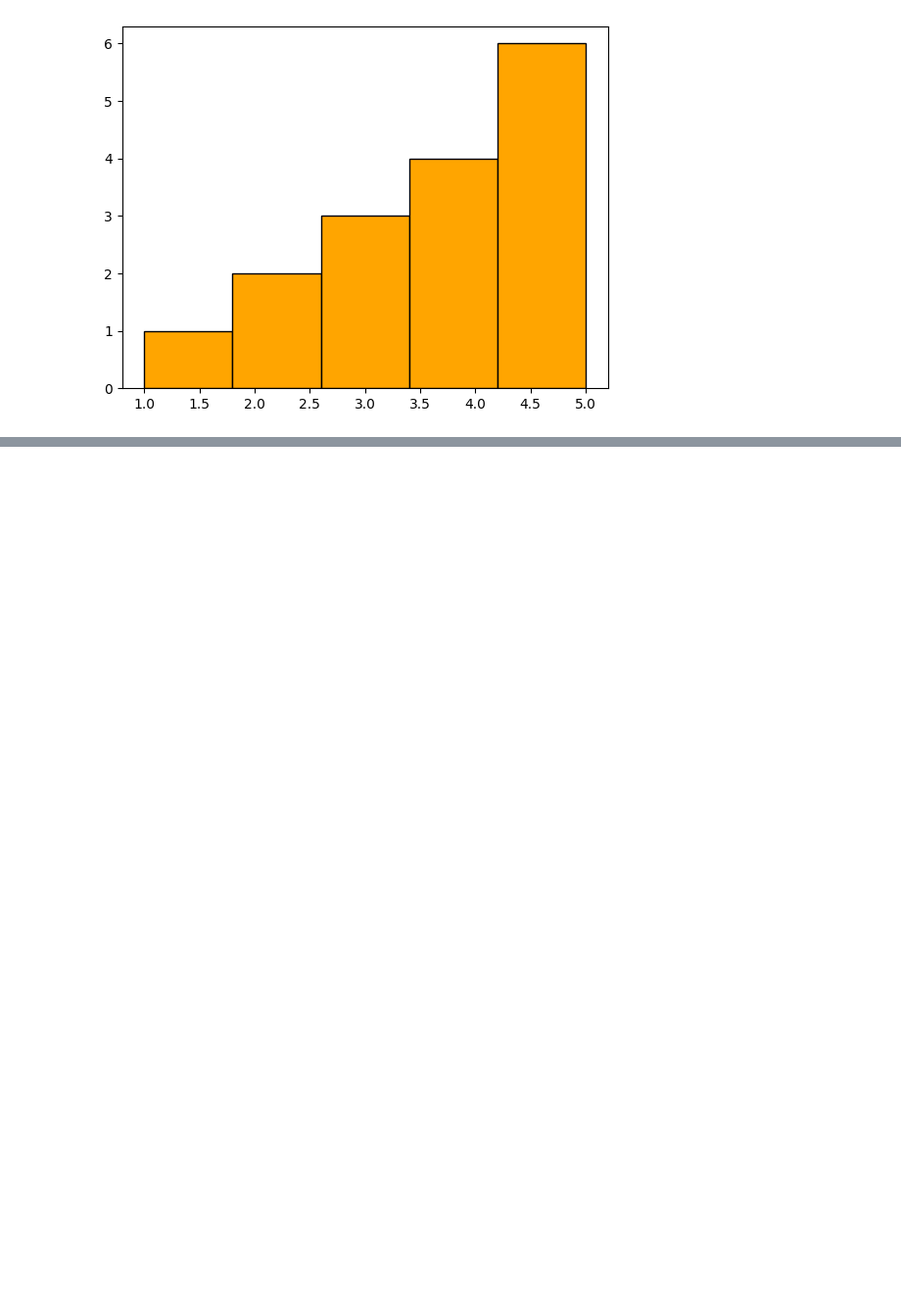
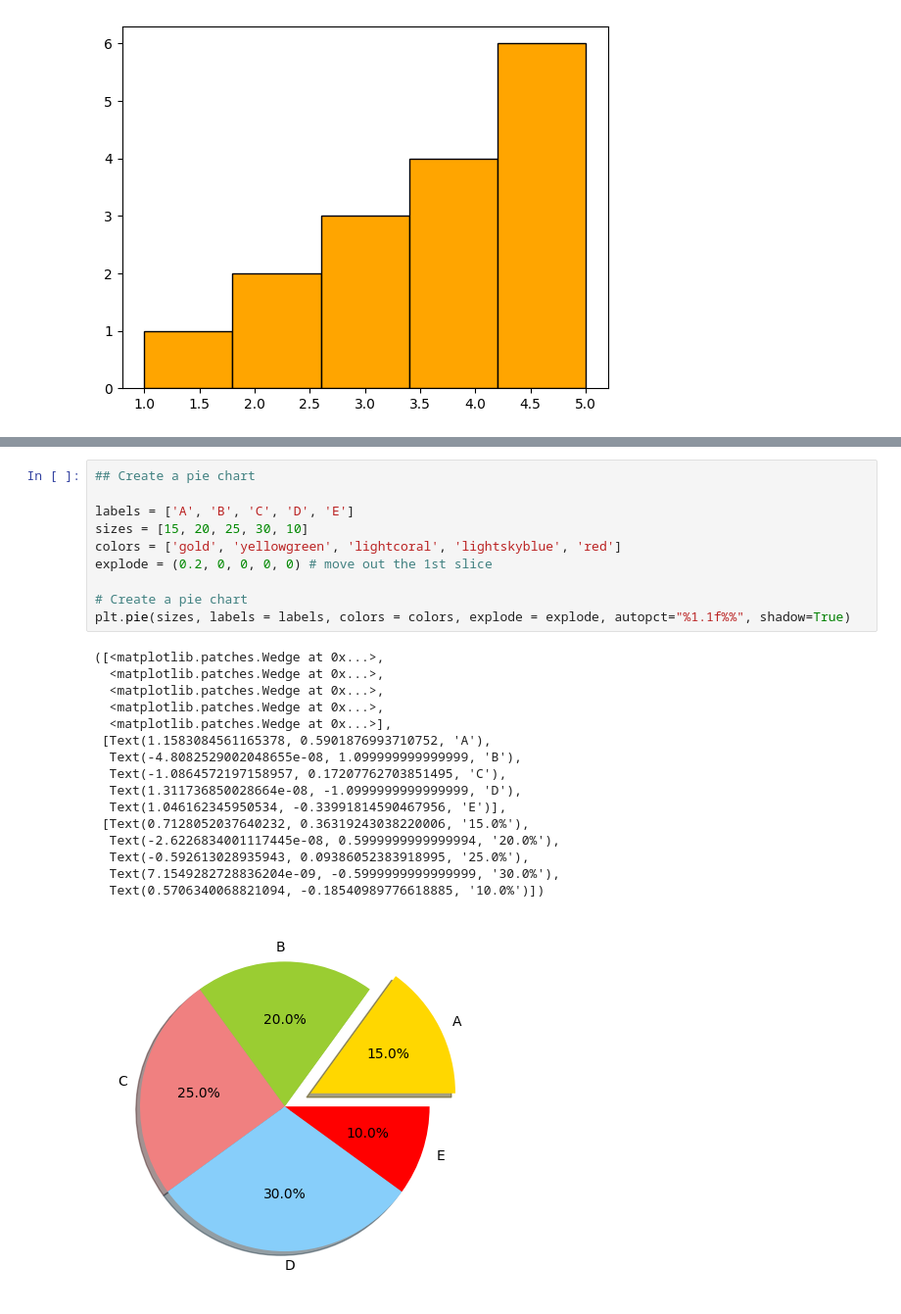
Before and after one commit to cyrolux123/Machine-Learning-Detailed, a Jupyter notebook: Data Analysis With Python/matplotlib.ipynb, the cells around one changed output, grey strips where cells are left out. Shown at 98% size. Drawn from its saved outputs; the diff is of its cells as text; blank space fills up the shorter version.

```diff
--- a/Data Analysis With Python/matplotlib.ipynb
+++ b/Data Analysis With Python/matplotlib.ipynb
@@ -97,0 +108,27 @@ plt.hist(data, bins=5, color = 'orange', edgecolor = 'black')
+# %%
+## Create a pie chart
+
+labels = ['A', 'B', 'C', 'D', 'E']
+sizes = [15, 20, 25, 30, 10]
+colors = ['gold', 'yellowgreen', 'lightcoral', 'lightskyblue', 'red']
+explode = (0.2, 0, 0, 0, 0) # move out the 1st slice
+
+# Create a pie chart
+plt.pie(sizes, labels = labels, colors = colors, explode = explode, autopct="%1.1f%%", shadow=True)
+# %% [output]
+([<matplotlib.patches.Wedge at 0x...>,
+  <matplotlib.patches.Wedge at 0x...>,
+  <matplotlib.patches.Wedge at 0x...>,
+  <matplotlib.patches.Wedge at 0x...>,
+  <matplotlib.patches.Wedge at 0x...>],
+ [Text(1.1583084561165378, 0.5901876993710752, 'A'),
+  Text(-4.8082529002048655e-08, 1.099999999999999, 'B'),
+  Text(-1.0864572197158957, 0.17207762703851495, 'C'),
+  Text(1.311736850028664e-08, -1.0999999999999999, 'D'),
+  Text(1.046162345950534, -0.33991814590467956, 'E')],
+ [Text(0.7128052037640232, 0.36319243038220006, '15.0%'),
+  Text(-2.6226834001117445e-08, 0.5999999999999994, '20.0%'),
+  Text(-0.592613028935943, 0.09386052383918995, '25.0%'),
+  Text(7.1549282728836204e-09, -0.5999999999999999, '30.0%'),
+  Text(0.5706340068821094, -0.18540989776618885, '10.0%')])
+[figure, added]
```
Also changed, not shown: parts of 7 cells of this notebook, 2 other files.
